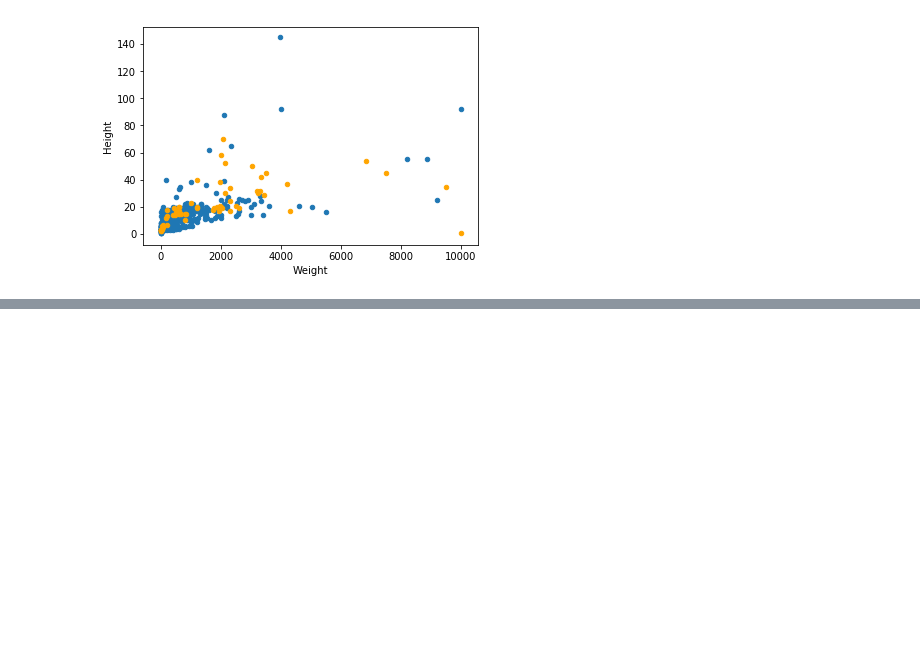
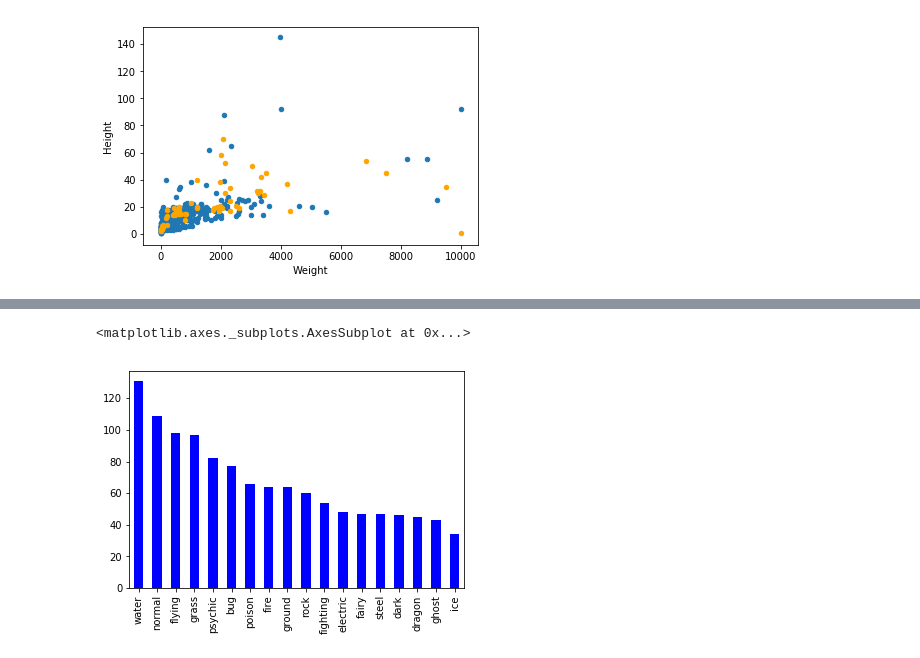
Before and after one commit to WhipeeDip/COGS108-Project, a Jupyter notebook: PhysicalAttributes.ipynb, the cells around one changed output, grey strips where cells are left out. Cells and saved outputs as stored; diff of their text form; code cells hidden in the pictures; blank space fills up the shorter version.

```diff
--- a/PhysicalAttributes.ipynb
+++ b/PhysicalAttributes.ipynb
@@ -134,0 +167,5 @@ df[df['Pokemon'].isin(legend_list)][['Height', 'Weight']].plot('Weight', 'Height
+# %%
+regularTypeCount.plot(kind='bar', color="blue")
+# %% [output]
+<matplotlib.axes._subplots.AxesSubplot at 0x...>
+[figure, added]
```
Also changed, not shown: parts of 7 cells of this notebook, 1 other file.
